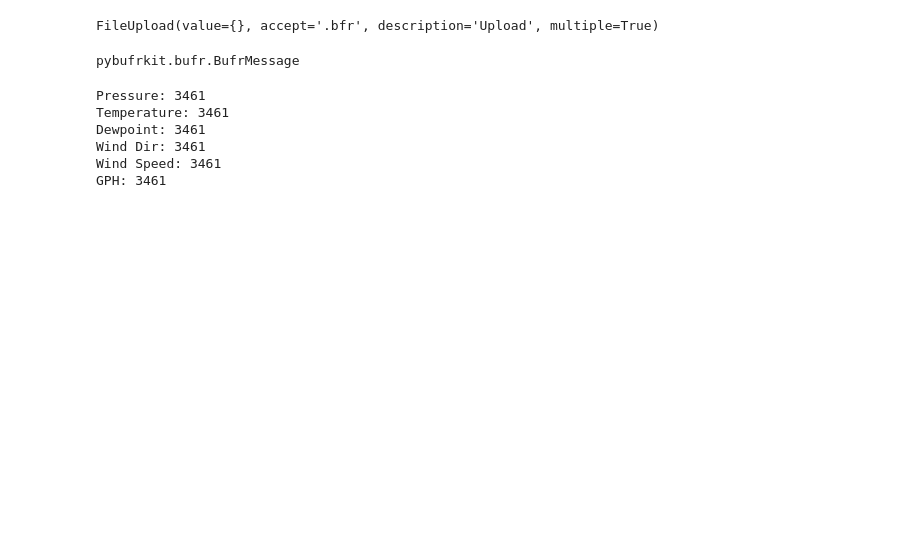
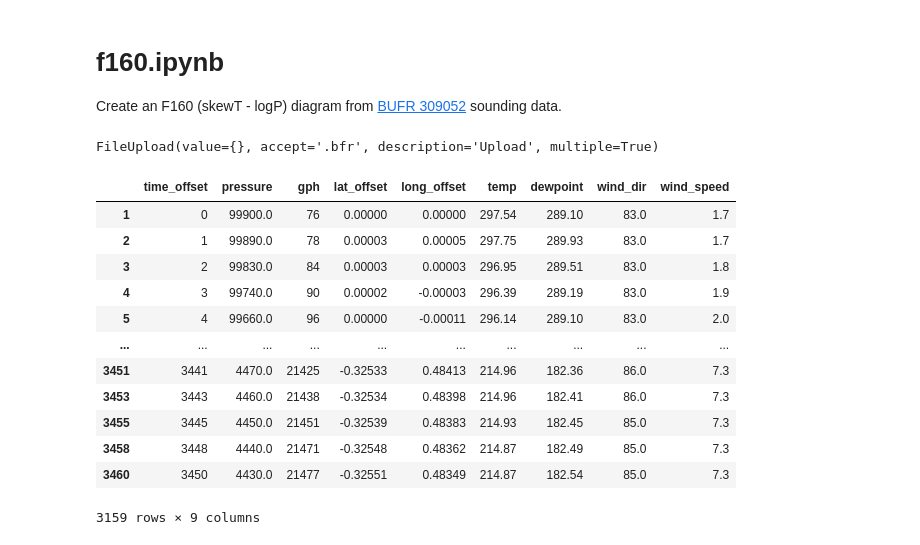
Before and after one commit to Geoffysicist/skewt, a Jupyter notebook: f160.ipynb, the cells around one changed output. Drawn from its saved outputs; the diff is of its cells as text; code cells hidden in the pictures; blank space fills up the shorter version.

```diff
--- a/f160.ipynb
+++ b/f160.ipynb
@@ -1,5 +1,8 @@
 # %% [markdown]
 <a href="https://colab.research.google.com/github/Geoffysicist/skewt/blob/refactor/f160.ipynb" target="_parent"><img src="https://colab.research.google.com/assets/colab-badge.svg" alt="Open In Colab"/></a>
+# %% [markdown]
+# f160.ipynb
+Create an F160 (skewT - logP) diagram from [BUFR 309052](https://vocabulary-manager.eumetsat.int/vocabularies/BUFR/WMO/32/TABLE_D/309052) sounding data.
 # %%
 !pip install -q pybufrkit
 !pip install -q metpy
@@ -33,6 +76,19 @@ display(uploads)
 FileUpload(value={}, accept='.bfr', description='Upload', multiple=True)
 # %%
 bufr_message = decode_BUFR(uploads)
-type(bufr_message)
+readings_df = query_BUFR(bufr_message)
+readings_df
 # %% [output]
+|  | time_offset | pressure | gph | lat_offset | long_offset | temp | dewpoint | wind_dir | wind_speed |
+| 1 | 0 | 99900.0 | 76 | 0.00000 | 0.00000 | 297.54 | 289.10 | 83.0 | 1.7 |
+| 2 | 1 | 99890.0 | 78 | 0.00003 | 0.00005 | 297.75 | 289.93 | 83.0 | 1.7 |
+| 3 | 2 | 99830.0 | 84 | 0.00003 | 0.00003 | 296.95 | 289.51 | 83.0 | 1.8 |
+| 4 | 3 | 99740.0 | 90 | 0.00002 | -0.00003 | 296.39 | 289.19 | 83.0 | 1.9 |
+| 5 | 4 | 99660.0 | 96 | 0.00000 | -0.00011 | 296.14 | 289.10 | 83.0 | 2.0 |
+| ... | ... | ... | ... | ... | ... | ... | ... | ... | ... |
+| 3451 | 3441 | 4470.0 | 21425 | -0.32533 | 0.48413 | 214.96 | 182.36 | 86.0 | 7.3 |
+| 3453 | 3443 | 4460.0 | 21438 | -0.32534 | 0.48398 | 214.96 | 182.41 | 86.0 | 7.3 |
+| 3455 | 3445 | 4450.0 | 21451 | -0.32539 | 0.48383 | 214.93 | 182.45 | 85.0 | 7.3 |
+| 3458 | 3448 | 4440.0 | 21471 | -0.32548 | 0.48362 | 214.87 | 182.49 | 85.0 | 7.3 |
+| 3460 | 3450 | 4430.0 | 21477 | -0.32551 | 0.48349 | 214.87 | 182.54 | 85.0 | 7.3 |
-pybufrkit.bufr.BufrMessage
+3159 rows × 9 columns
@@ -57,14 +94,0 @@ all_data = {
-# %%
-# check all lists are the same size and change to lists
-from pybufrkit.renderer import FlatJsonRenderer
-for key, data in all_data.items():
-  d = FlatJsonRenderer().render(data)
-  print(f'{key}: {len(d[0])}')
-  all_data[key] = d[0]
-# %% [output]
-Pressure: 3461
-Temperature: 3461
-Dewpoint: 3461
-Wind Dir: 3461
-Wind Speed: 3461
-GPH: 3461
```
Also changed, not shown: parts of 11 cells of this notebook.
